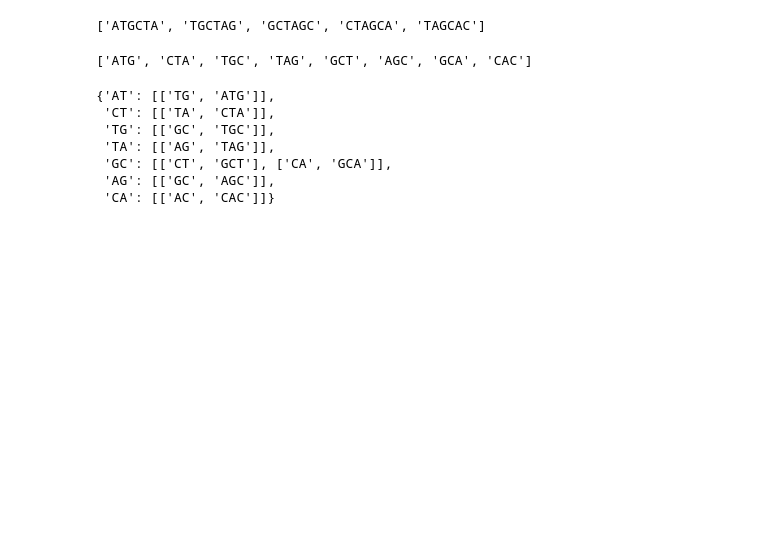
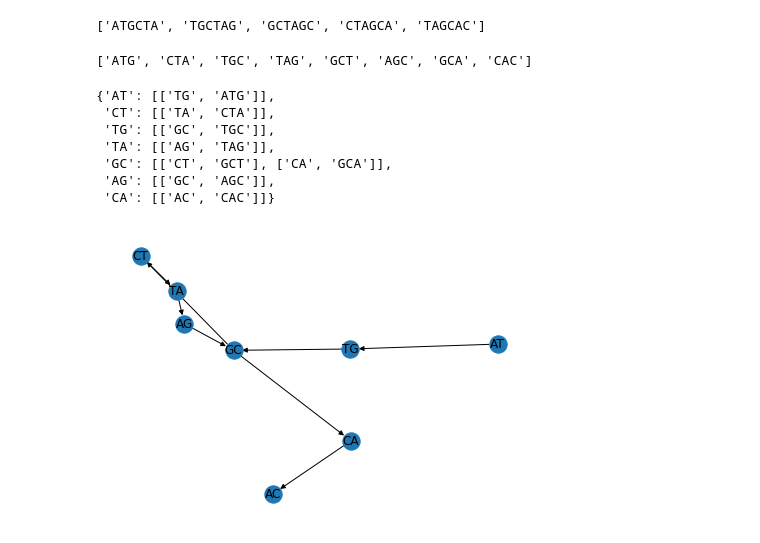
Before and after one commit to Abhinavxox/BIOinformatics, a Jupyter notebook: BIO3/BIO_LAB5.ipynb, the cells around one changed output. Cells and saved outputs as stored; diff of their text form; code cells hidden in the pictures; blank space fills up the shorter version.

```diff
--- a/BIO3/BIO_LAB5.ipynb
+++ b/BIO3/BIO_LAB5.ipynb
@@ -64,13 +64,13 @@ graph
 # %%
 #visualise the graph using networkx
 import networkx as nx
 import matplotlib.pyplot as plt
 G = nx.DiGraph()
 for key in graph:
     for value in graph[key]:
-        G.add_edge(key, value[0], label=value[1])
-nx.draw_networkx(G, with_labels=True)
-nx.draw_networkx_edge_labels(G)
+        G.add_edge(key, value[0])
 
-plt.figure(figsize=(40,10))
+nx.draw(G, with_labels=True)
 plt.show()
+# %% [output]
+[figure, added]
```
